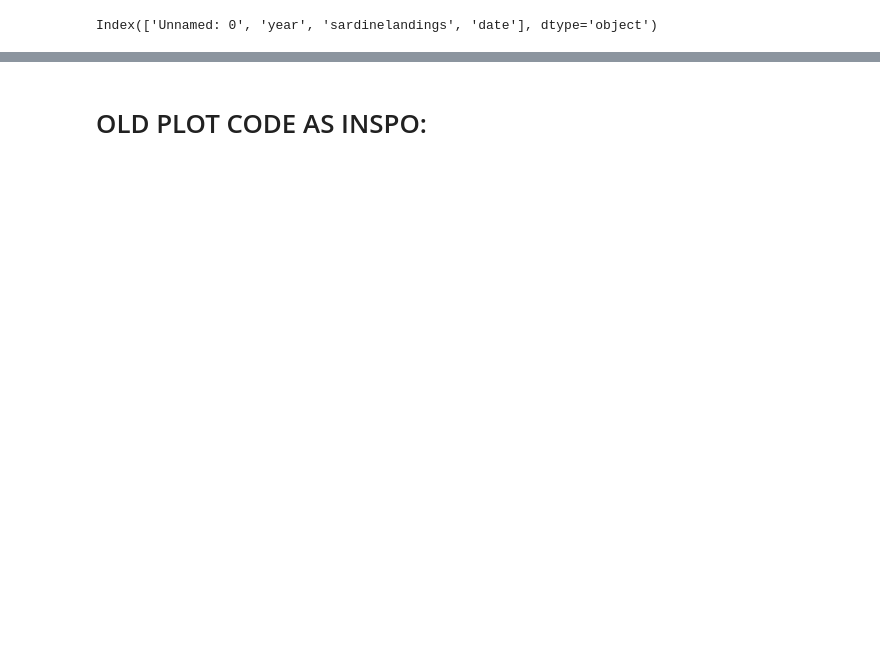
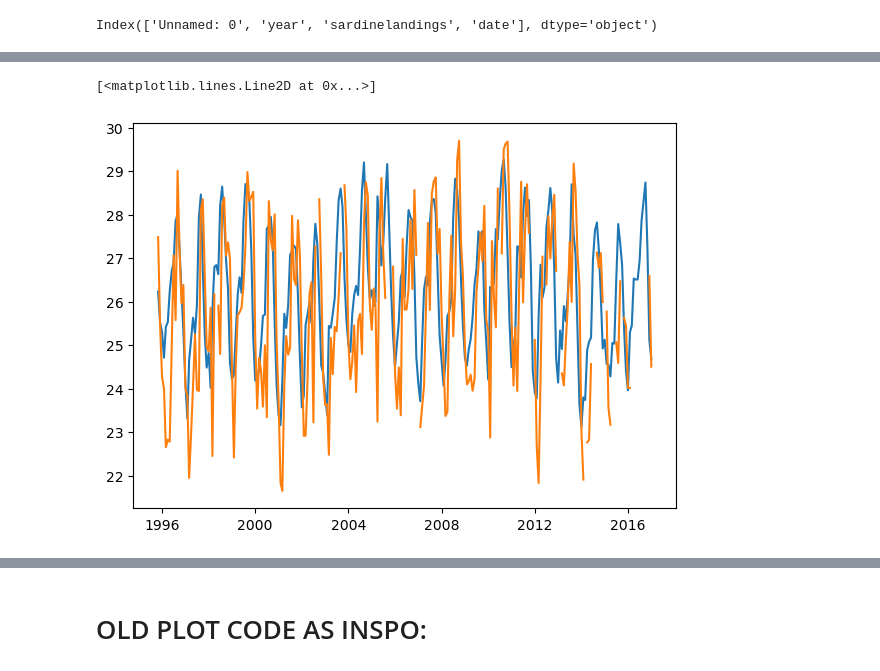
Before and after one commit to ben1post/SSMCariaco, a Jupyter notebook: DATA/PLOTS/TSplot_Overview.ipynb, the cells around one changed output, grey strips where cells are left out. Saved outputs shown, nothing was run; the diff lists cells and outputs as text; code cells hidden in the pictures; blank space fills up the shorter version.

```diff
--- a/DATA/PLOTS/TSplot_Overview.ipynb
+++ b/DATA/PLOTS/TSplot_Overview.ipynb
@@ -71,0 +128,6 @@ ax[1].legend()
+# %%
+plt.plot(CARIACO.date,CARIACO.sst-273.15)
+plt.plot(CARIACO.date,CARIACO.SST)
+# %% [output]
+[<matplotlib.lines.Line2D at 0x...>]
+[figure, added]
```
Also changed, not shown: parts of 9 cells of this notebook, 6 other files.
